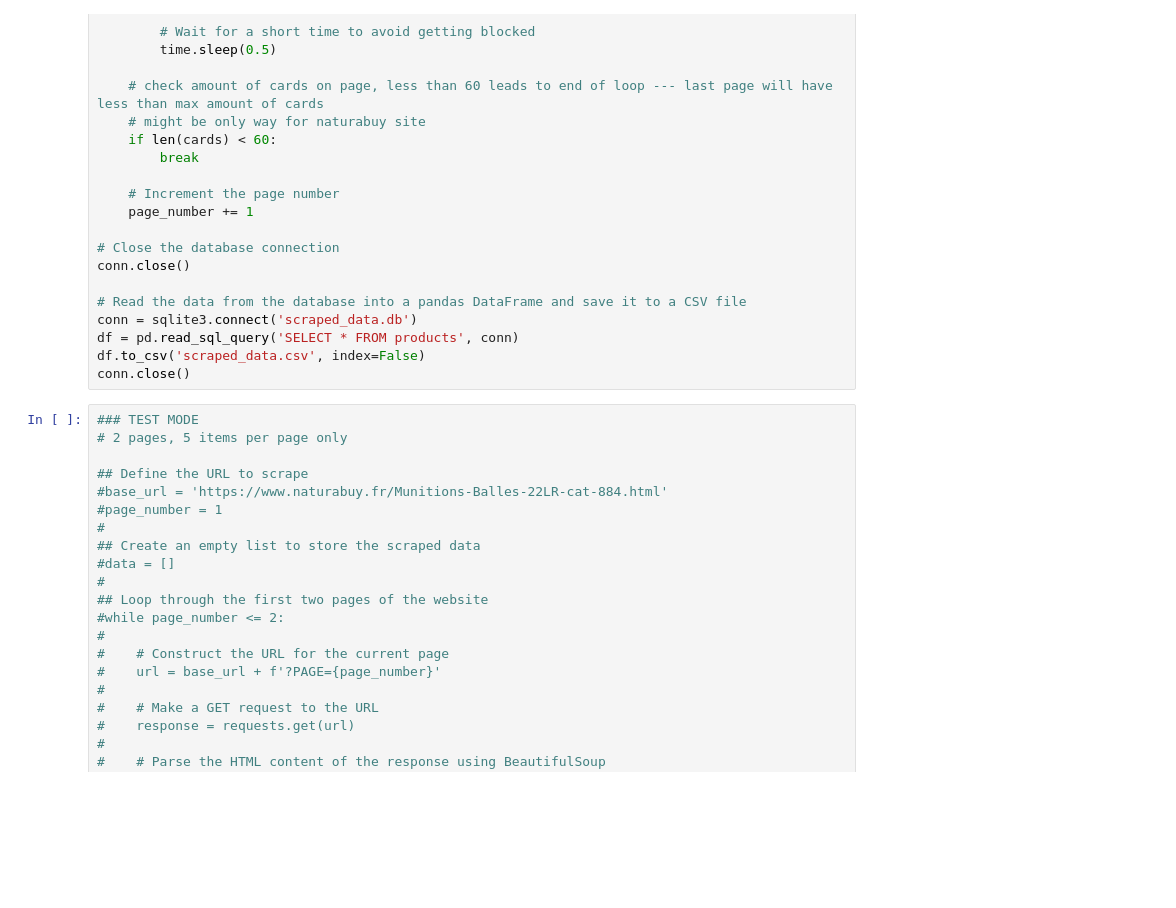
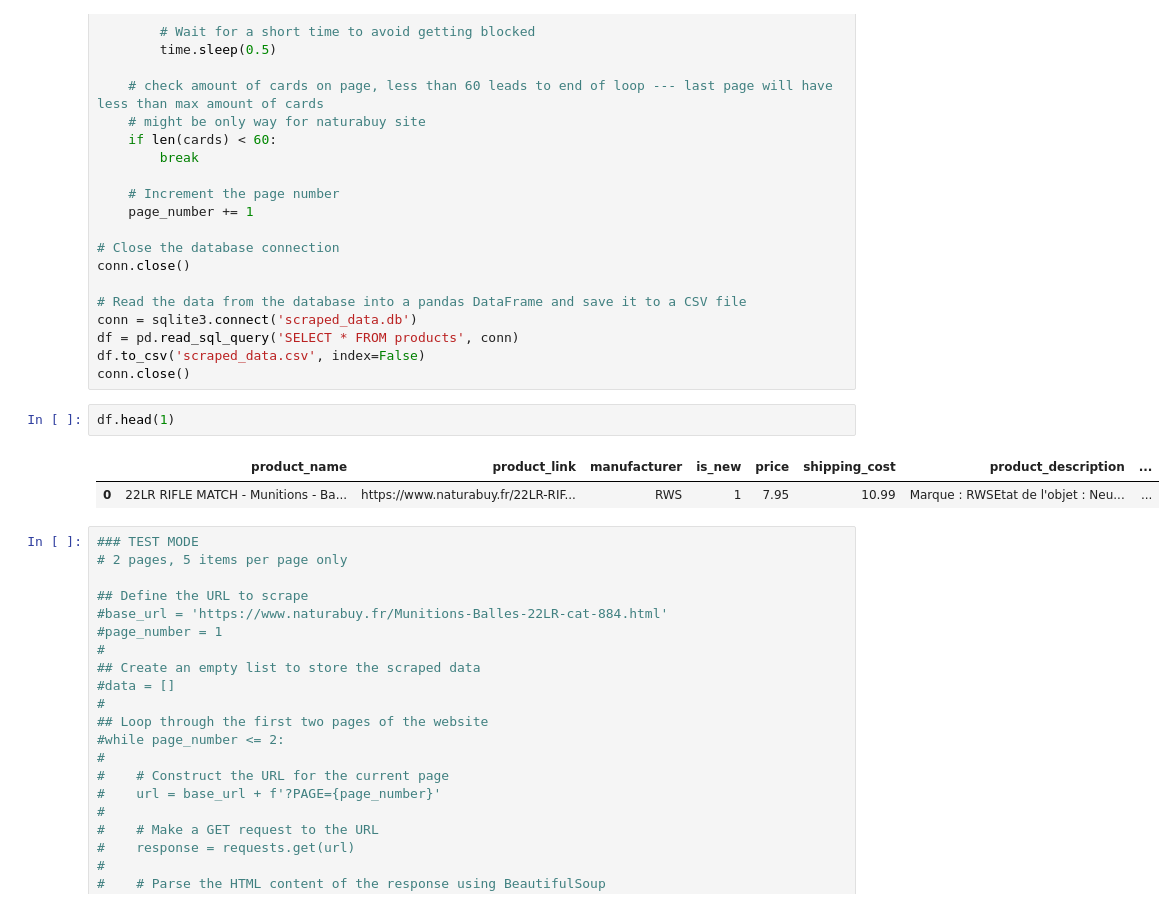
Before and after one commit to Aciago/Price_selector, a Jupyter notebook: data_collection.ipynb, the cells around one changed output. Drawn from its saved outputs; the diff is of its cells as text; blank space fills up the shorter version.

```diff
--- a/data_collection.ipynb
+++ b/data_collection.ipynb
@@ -178,6 +178,11 @@ conn = sqlite3.connect('scraped_data.db')
 df = pd.read_sql_query('SELECT * FROM products', conn)
 df.to_csv('scraped_data.csv', index=False)
 conn.close()
+# %%
+df.head(1)
+# %% [output]
+|  | product_name | product_link | manufacturer | is_new | price | shipping_cost | product_description | ... |
+| 0 | 22LR RIFLE MATCH - Munitions - Ba... | https://www.naturabuy.fr/22LR-RIF... | RWS | 1 | 7.95 | 10.99 | Marque : RWSEtat de l'objet : Neu... | ... |
 # %%
 ### TEST MODE
 # 2 pages, 5 items per page only
```
Also changed, not shown: parts of 7 cells of this notebook.
